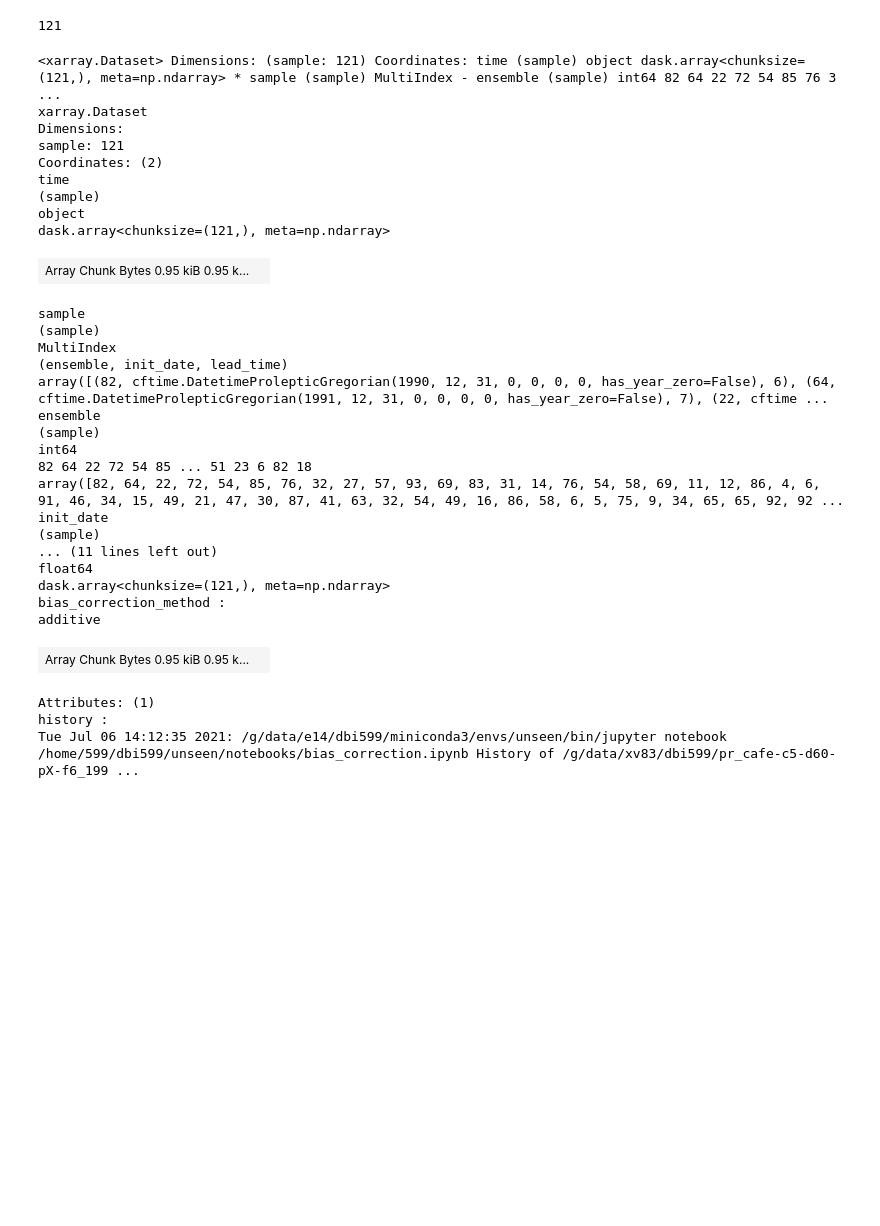
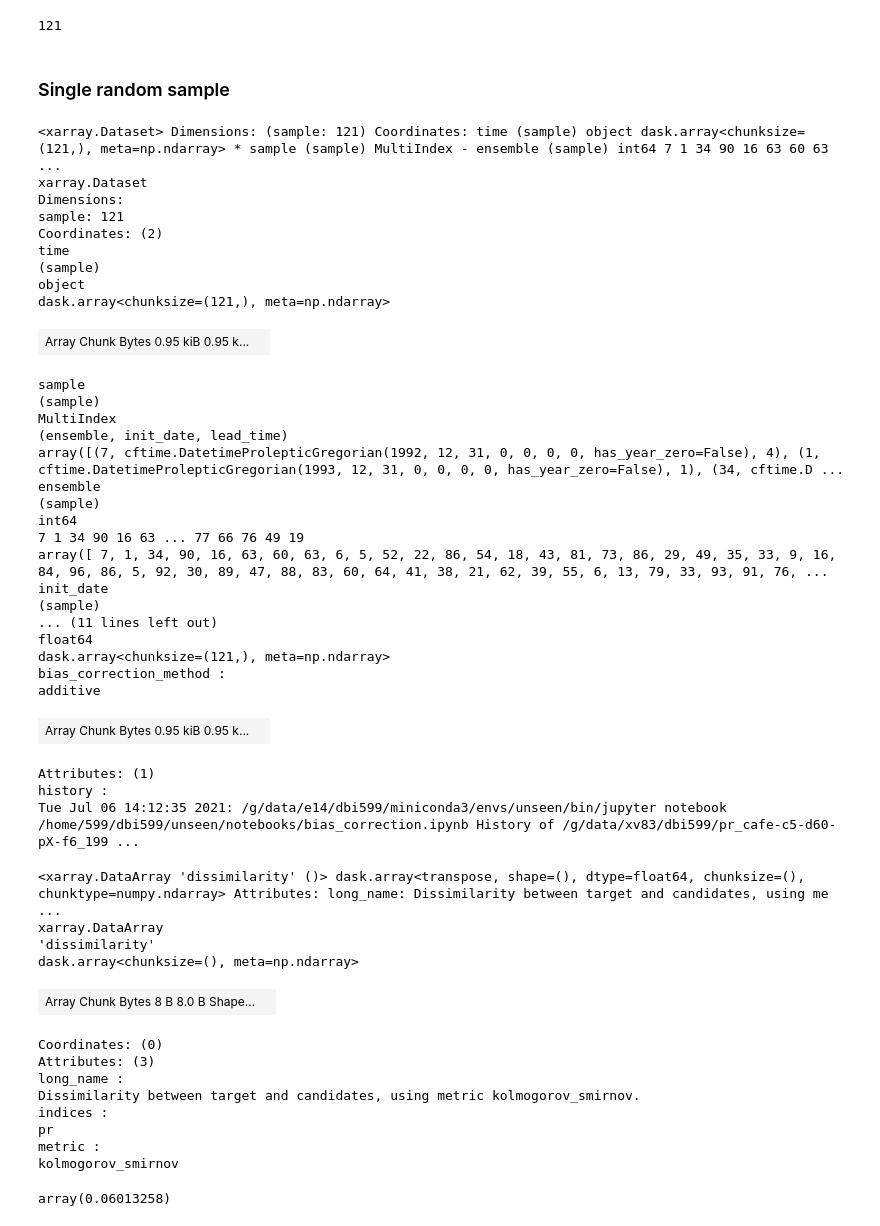
Before and after one commit to AusClimateService/unseen, a Jupyter notebook: notebooks/fidelity.ipynb, the cells around one changed output. Saved outputs shown, nothing was run; the diff lists cells and outputs as text; code cells hidden in the pictures; blank space fills up the shorter version.

Commit message:
Add bootstrapping functionality

```diff
--- a/notebooks/fidelity.ipynb
+++ b/notebooks/fidelity.ipynb
@@ -318,10 +169,13 @@ n_samples
 121
 # %%
 samples = {'sample': (n_samples, 1)}
+# %% [markdown]
+### Single random sample
 # %%
-random_resample(fcst_stacked, samples=samples)
+fcst_random_sample = bootstrap.random_resample(fcst_stacked, samples=samples)
+fcst_random_sample
 # %% [output]
-<xarray.Dataset> Dimensions: (sample: 121) Coordinates: time (sample) object dask.array<chunksize=(121,), meta=np.ndarray> * sample (sample) MultiIndex - ensemble (sample) int64 82 64 22 72 54 85 76 3 ...
+<xarray.Dataset> Dimensions: (sample: 121) Coordinates: time (sample) object dask.array<chunksize=(121,), meta=np.ndarray> * sample (sample) MultiIndex - ensemble (sample) int64 7 1 34 90 16 63 60 63  ...
 xarray.Dataset
 Dimensions:
 sample: 121
@@ -335,12 +189,12 @@ sample
 (sample)
 MultiIndex
 (ensemble, init_date, lead_time)
-array([(82, cftime.DatetimeProlepticGregorian(1990, 12, 31, 0, 0, 0, 0, has_year_zero=False), 6), (64, cftime.DatetimeProlepticGregorian(1991, 12, 31, 0, 0, 0, 0, has_year_zero=False), 7), (22, cftime ...
+array([(7, cftime.DatetimeProlepticGregorian(1992, 12, 31, 0, 0, 0, 0, has_year_zero=False), 4), (1, cftime.DatetimeProlepticGregorian(1993, 12, 31, 0, 0, 0, 0, has_year_zero=False), 1), (34, cftime.D ...
 ensemble
 (sample)
 int64
-82 64 22 72 54 85 ... 51 23 6 82 18
-array([82, 64, 22, 72, 54, 85, 76, 32, 27, 57, 93, 69, 83, 31, 14, 76, 54, 58, 69, 11, 12, 86, 4, 6, 91, 46, 34, 15, 49, 21, 47, 30, 87, 41, 63, 32, 54, 49, 16, 86, 58, 6, 5, 75, 9, 34, 65, 65, 92, 92 ...
+7 1 34 90 16 63 ... 77 66 76 49 19
+array([ 7, 1, 34, 90, 16, 63, 60, 63, 6, 5, 52, 22, 86, 54, 18, 43, 81, 73, 86, 29, 49, 35, 33, 9, 16, 84, 96, 86, 5, 92, 30, 89, 47, 88, 83, 60, 64, 41, 38, 21, 62, 39, 55, 6, 13, 79, 33, 93, 91, 76, ...
 init_date
 (sample)
 ... (11 lines left out)
@@ -352,3 +206,28 @@ additive
 Attributes: (1)
 history :
 Tue Jul 06 14:12:35 2021: /g/data/e14/dbi599/miniconda3/envs/unseen/bin/jupyter notebook /home/599/dbi599/unseen/notebooks/bias_correction.ipynb History of /g/data/xv83/dbi599/pr_cafe-c5-d60-pX-f6_199 ...
+# %%
+ks_random = xclim.analog.spatial_analogs(target=fcst_random_sample,
+                                         candidates=fcst_stacked,
+                                         dist_dim='sample',
+                                         method='kolmogorov_smirnov')
+# %%
+ks_random
+# %% [output]
+<xarray.DataArray 'dissimilarity' ()> dask.array<transpose, shape=(), dtype=float64, chunksize=(), chunktype=numpy.ndarray> Attributes: long_name: Dissimilarity between target and candidates, using me ...
+xarray.DataArray
+'dissimilarity'
+dask.array<chunksize=(), meta=np.ndarray>
+| Array Chunk Bytes 8 B 8.0 B Shape... |  |
+Coordinates: (0)
+Attributes: (3)
+long_name :
+Dissimilarity between target and candidates, using metric kolmogorov_smirnov.
+indices :
+pr
+metric :
+kolmogorov_smirnov
+# %%
+ks_random.values
+# %% [output]
+array(0.06013258)
```
Also changed, not shown: parts of 15 cells of this notebook, 1 other file.
